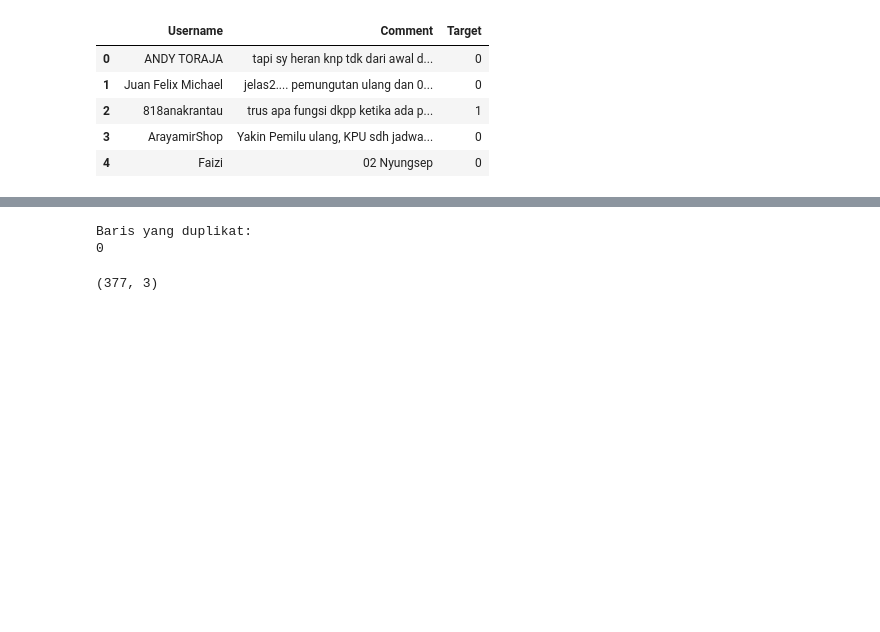
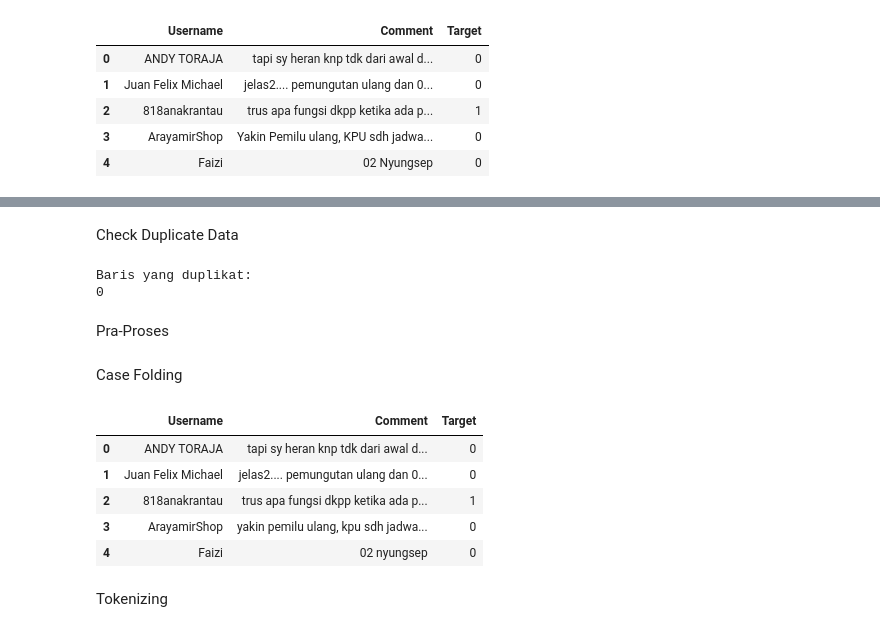
Before and after one commit to RasyadBima15/ML-Project-ICT-Scientific-Paper-GemastikXVII, a Jupyter notebook: ClassificationProject.ipynb, the cells around one changed output, grey strips where cells are left out. Saved outputs shown, nothing was run; the diff lists cells and outputs as text; code cells hidden in the pictures; blank space fills up the shorter version.

```diff
--- a/ClassificationProject.ipynb
+++ b/ClassificationProject.ipynb
@@ -1,7 +1,7 @@
 # %%
 import pandas as pd
 
-df = pd.read_csv("ScrapeDataFromTiktokNew.csv")
+df = pd.read_csv("ScrapeDataFromTiktok.csv")
 df.head()
 # %% [output]
 |  | Username | Comment | Target |
@@ -13,3 +17,5 @@ df.head()
+# %% [markdown]
+Check Duplicate Data
 # %%
 duplicates = df[df.duplicated()]
 print("Baris yang duplikat:")
@@ -17,7 +23,20 @@ print(len(duplicates))
 # %% [output]
 Baris yang duplikat:
 0
+# %% [markdown]
+Pra-Proses
+# %% [markdown]
+Case Folding
+# %%
+df['Comment'] = df['Comment'].str.casefold()
 # %%
-df.shape
+df.head()
 # %% [output]
-(377, 3)
+|  | Username | Comment | Target |
+| 0 | ANDY TORAJA | tapi sy heran knp tdk dari awal d... | 0 |
+| 1 | Juan Felix Michael | jelas2.... pemungutan ulang dan 0... | 0 |
+| 2 | 818anakrantau | trus apa fungsi dkpp ketika ada p... | 1 |
+| 3 | ArayamirShop | yakin pemilu ulang, kpu sdh jadwa... | 0 |
+| 4 | Faizi | 02 nyungsep | 0 |
+# %% [markdown]
+Tokenizing
```
Also changed, not shown: parts of 15 cells of this notebook, 2 other files.
